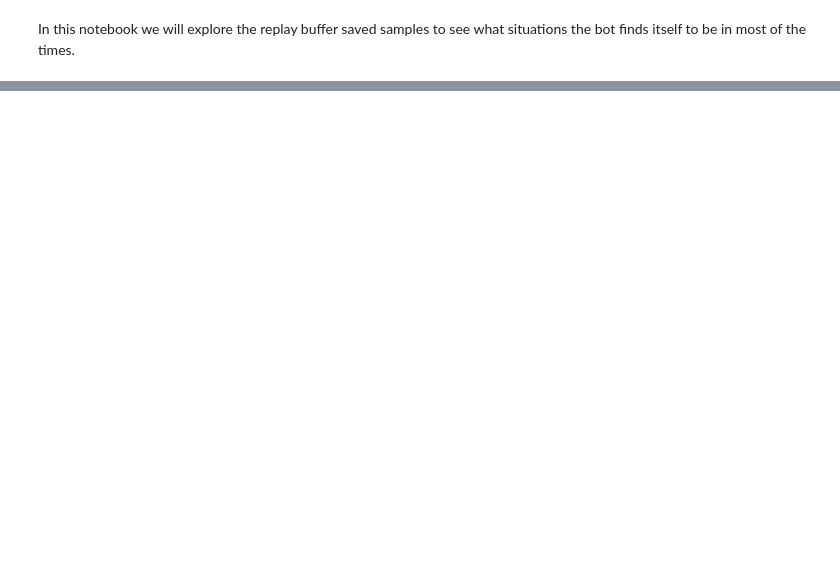
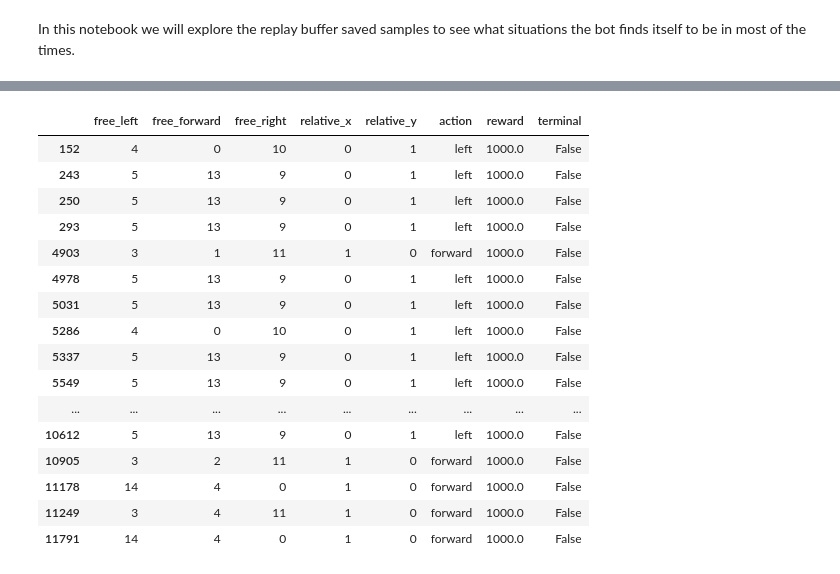
Before and after one commit to zanocrate/snake-rl, a Jupyter notebook: explore_replay_buffer.ipynb, the cells around one changed output, grey strips where cells are left out. Cells and saved outputs as stored; diff of their text form; code cells hidden in the pictures; blank space fills up the shorter version.

```diff
--- a/explore_replay_buffer.ipynb
+++ b/explore_replay_buffer.ipynb
@@ -62,0 +71,20 @@ df.action.hist()
+# %%
+df[df.reward>0]
+# %% [output]
+|  | free_left | free_forward | free_right | relative_x | relative_y | action | reward | terminal |
+| 152 | 4 | 0 | 10 | 0 | 1 | left | 1000.0 | False |
+| 243 | 5 | 13 | 9 | 0 | 1 | left | 1000.0 | False |
+| 250 | 5 | 13 | 9 | 0 | 1 | left | 1000.0 | False |
+| 293 | 5 | 13 | 9 | 0 | 1 | left | 1000.0 | False |
+| 4903 | 3 | 1 | 11 | 1 | 0 | forward | 1000.0 | False |
+| 4978 | 5 | 13 | 9 | 0 | 1 | left | 1000.0 | False |
+| 5031 | 5 | 13 | 9 | 0 | 1 | left | 1000.0 | False |
+| 5286 | 4 | 0 | 10 | 0 | 1 | left | 1000.0 | False |
+| 5337 | 5 | 13 | 9 | 0 | 1 | left | 1000.0 | False |
+| 5549 | 5 | 13 | 9 | 0 | 1 | left | 1000.0 | False |
+| ... | ... | ... | ... | ... | ... | ... | ... | ... |
+| 10612 | 5 | 13 | 9 | 0 | 1 | left | 1000.0 | False |
+| 10905 | 3 | 2 | 11 | 1 | 0 | forward | 1000.0 | False |
+| 11178 | 14 | 4 | 0 | 1 | 0 | forward | 1000.0 | False |
+| 11249 | 3 | 4 | 11 | 1 | 0 | forward | 1000.0 | False |
+| 11791 | 14 | 4 | 0 | 1 | 0 | forward | 1000.0 | False |
```
Also changed, not shown: parts of 4 cells of this notebook, 14 other files.
